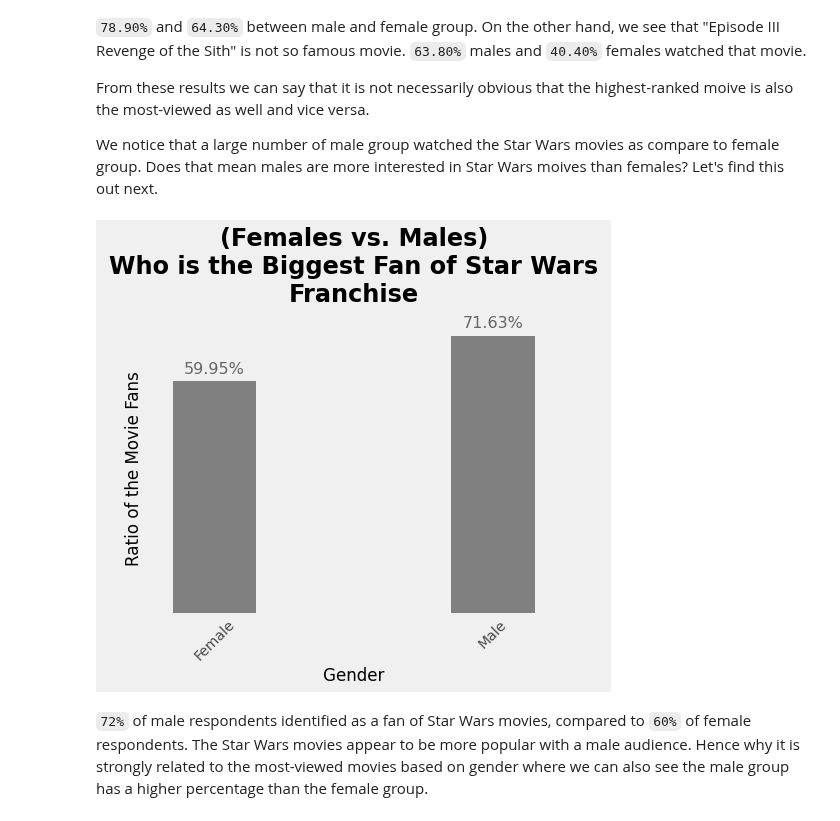
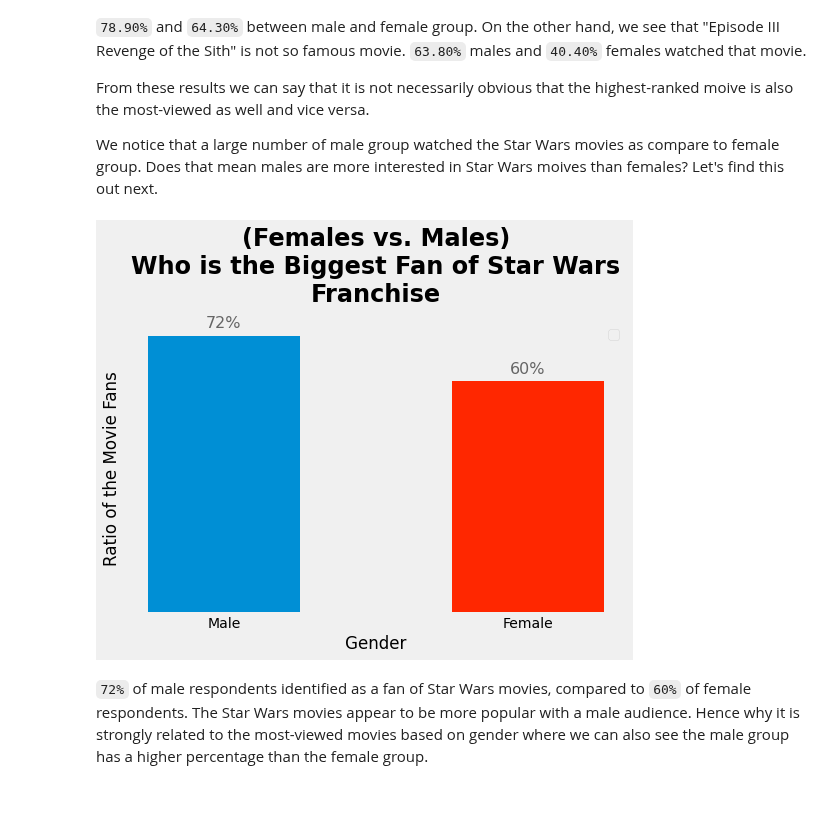
Before and after one commit to MuhammadAwon/datascience-projects, a Jupyter notebook: Projects/star-wars/star-wars-survey.ipynb, the cells around one changed output. Drawn from its saved outputs; the diff is of its cells as text; code cells hidden in the pictures.

Commit message:
make final changes for improvement in star wars project

```diff
--- a/Projects/star-wars/star-wars-survey.ipynb
+++ b/Projects/star-wars/star-wars-survey.ipynb
@@ -609,25 +609,32 @@ From these results we can say that it is not necessarily obvious that the highes
 We notice that a large number of male group watched the Star Wars movies as compare to female group. Does that mean males are more interested in Star Wars moives than females? Let's find this out next.
 # %%
 # Calculate the percentage of male and female fans of the Star Wars franchise
-fan_col = ["Do you consider yourself to be a fan of the Star Wars film franchise?"]
+fan_col = "Do you consider yourself to be a fan of the Star Wars film franchise?"
 star_wars_gen_fans = star_wars.groupby('Gender')[fan_col].agg(np.mean)
 star_wars_gen_fans_per = star_wars_gen_fans * 100
 
+# Reset index and sort values by 'Gender' in descending order
+star_wars_gen_fans_per = star_wars_gen_fans_per.reset_index().sort_values(by='Gender', ascending=False)
+
 # Create a bar graph of females and males to visualize who likes star wars the most
-fig = star_wars_gen_fans_per.plot(kind='bar', figsize=(8, 5), color='grey', legend=False, width=0.3)
-plt.title('(Females vs. Males)\nWho is the Biggest Fan of Star Wars\nFranchise', fontsize=24, fontweight='bold', y=1.05)
-plt.grid(False)
-plt.xticks(rotation=45, alpha=0.7)
-plt.yticks([])
-plt.xlabel('Gender')
-plt.ylabel('Ratio of the Movie Fans', labelpad=-40)
-plt.bar_label(fig.containers[0], label_type='edge', padding=5, fontsize=16, color='#656565',
-              labels=[f'{value:.2f}%' for value in fig.containers[0].datavalues])
+fig = plt.figure(figsize=(8, 5))
+ax = fig.add_subplot(1, 1, 1)
 
+ax.bar(star_wars_gen_fans_per['Gender'], star_wars_gen_fans_per[fan_col], width=0.5, color=['#008fd5', '#ff2700'])
+ax.set_title('(Females vs. Males)\nWho is the Biggest Fan of Star Wars\nFranchise', fontsize=24, fontweight='bold', y=1.05)
+ax.legend([])
+ax.grid(False)
+ax.set(xticks=[0, 1], label=['Male', 'Female'], alpha=0.7)
+ax.set_yticks([])
+ax.set_xlabel('Gender')
+ax.set_ylabel('Ratio of the Movie Fans')
+bars = ax.containers[0]
+ax.bar_label(bars, label_type='edge', padding=5.0, fontsize=16, color='#656565',
+             labels=[f'{value:.0f}%' for value in bars.datavalues])
 
 plt.show()
 # %% [output]
-[figure, old version]
+[figure, new version]
 # %% [markdown]
 `72%` of male respondents identified as a fan of Star Wars movies, compared to `60%` of female respondents. The Star Wars movies appear to be more popular with a male audience. Hence why it is strongly related to the most-viewed movies based on gender where we can also see the male group has a higher percentage than the female group.
 # %% [markdown]
```
